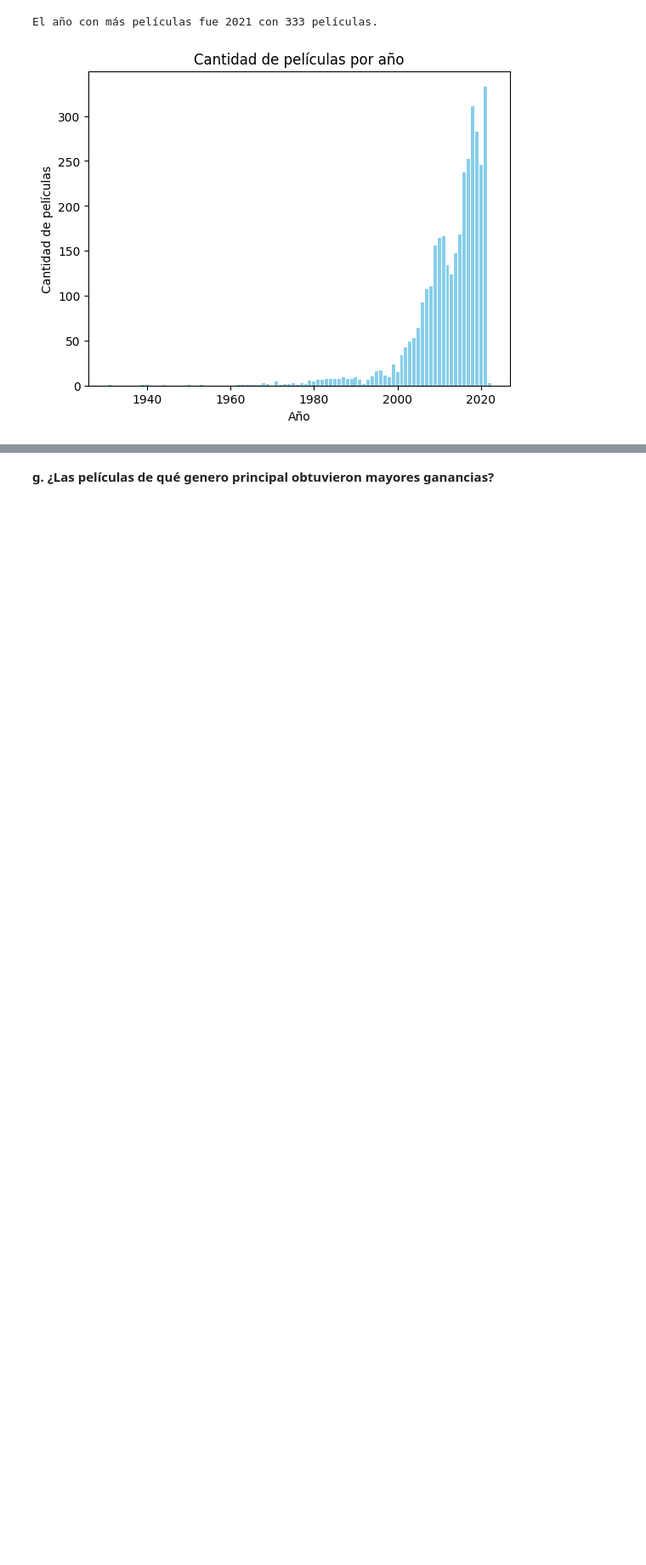
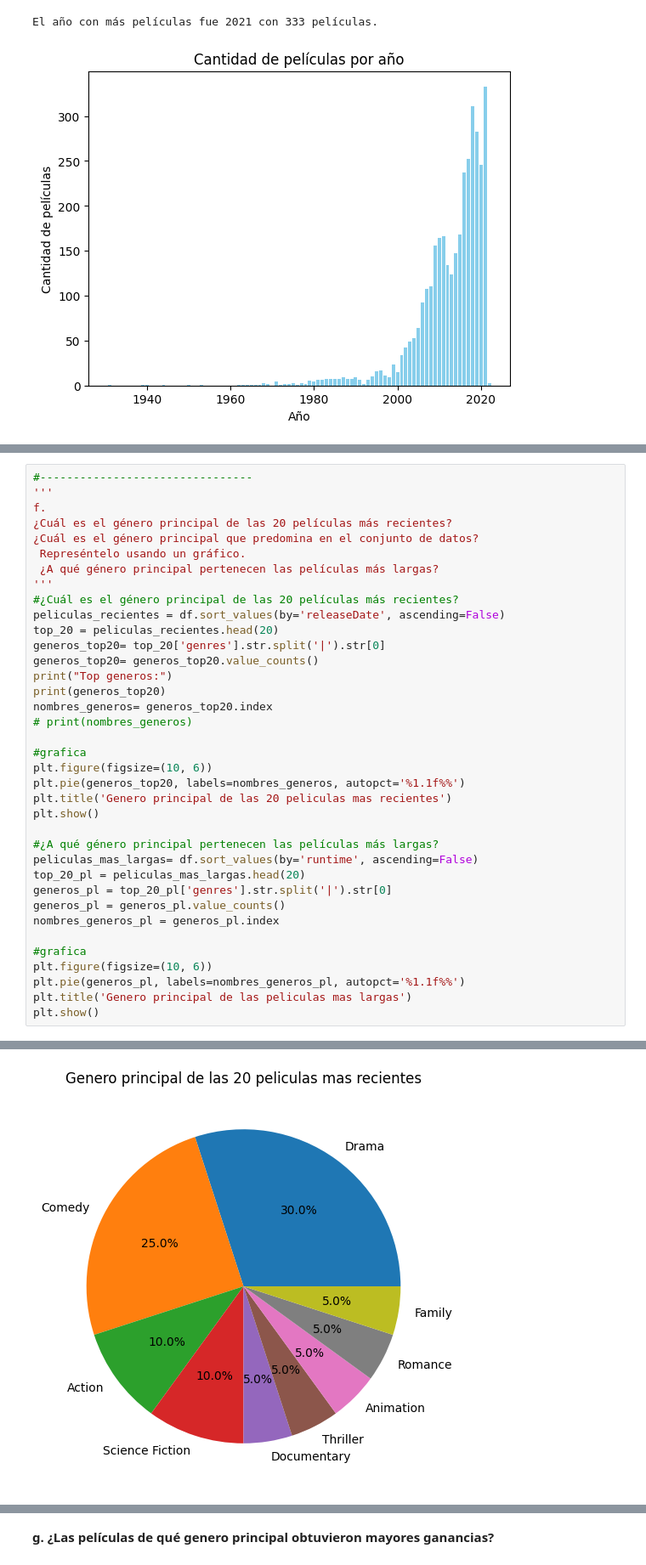
Before and after one commit to angelargd8/HDT01-MDD, a Jupyter notebook: main.ipynb, the cells around one changed output, grey strips where cells are left out. Shown at 85% size. Drawn from its saved outputs; the diff is of its cells as text; blank space fills up the shorter version.

```diff
--- a/main.ipynb
+++ b/main.ipynb
@@ -522,0 +589,38 @@ El año con más películas fue 2021 con 333 películas.
+# %%
+#--------------------------------
+'''
+f.
+¿Cuál es el género principal de las 20 películas más recientes?
+¿Cuál es el género principal que predomina en el conjunto de datos?
+ Represéntelo usando un gráfico.
+ ¿A qué género principal pertenecen las películas más largas?
+'''
+#¿Cuál es el género principal de las 20 películas más recientes?
+peliculas_recientes = df.sort_values(by='releaseDate', ascending=False)
+top_20 = peliculas_recientes.head(20)
+generos_top20= top_20['genres'].str.split('|').str[0]
+generos_top20= generos_top20.value_counts()
+print("Top generos:")
+print(generos_top20)
+nombres_generos= generos_top20.index
+# print(nombres_generos)
+
+#grafica
+plt.figure(figsize=(10, 6))
+plt.pie(generos_top20, labels=nombres_generos, autopct='%1.1f%%')
+plt.title('Genero principal de las 20 peliculas mas recientes')
+plt.show()
+
+#¿A qué género principal pertenecen las películas más largas?
+peliculas_mas_largas= df.sort_values(by='runtime', ascending=False)
+top_20_pl = peliculas_mas_largas.head(20)
+generos_pl = top_20_pl['genres'].str.split('|').str[0]
+generos_pl = generos_pl.value_counts()
+nombres_generos_pl = generos_pl.index
+
+#grafica
+plt.figure(figsize=(10, 6))
+plt.pie(generos_pl, labels=nombres_generos_pl, autopct='%1.1f%%')
+plt.title('Genero principal de las peliculas mas largas')
+plt.show()
+# %% [output]
@@ -522,0 +639 @@ El año con más películas fue 2021 con 333 películas.
+[figure, added]
```
Also changed, not shown: parts of 31 cells of this notebook.
